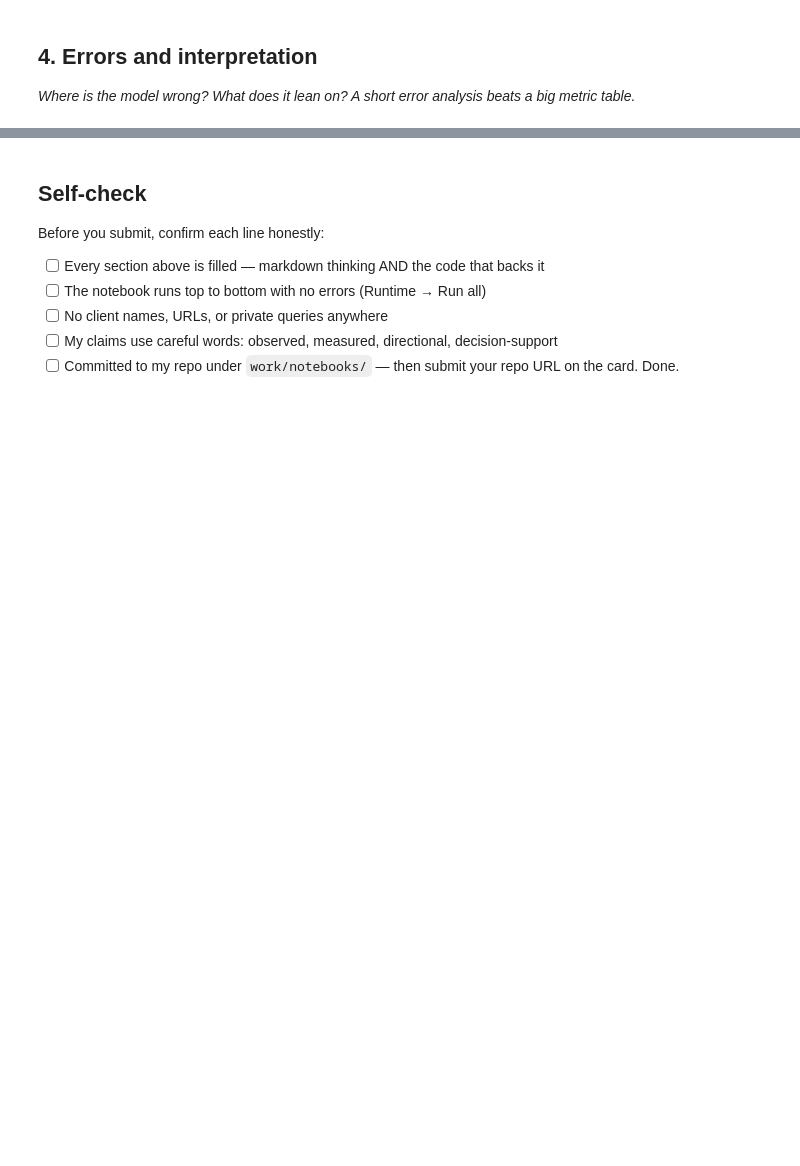
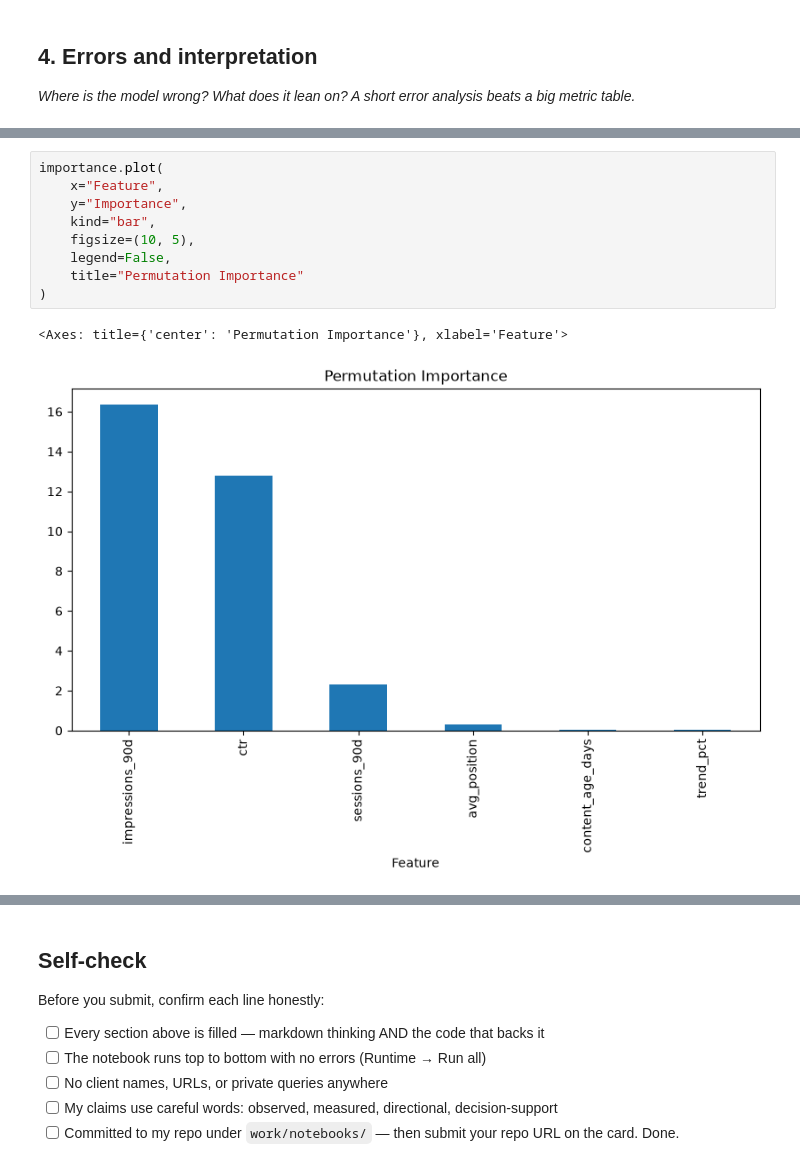
Before and after one commit to malaikasaleem944/malaika_flyrank, a Jupyter notebook: work/notebooks/w05_model.ipynb, the cells around one changed output, grey strips where cells are left out. Cells and saved outputs as stored; diff of their text form; blank space fills up the shorter version.

```diff
--- a/work/notebooks/w05_model.ipynb
+++ b/work/notebooks/w05_model.ipynb
@@ -36,0 +277,12 @@ This skeleton is yours to fill. Work the sections **in order** — each one has
+# %%
+importance.plot(
+    x="Feature",
+    y="Importance",
+    kind="bar",
+    figsize=(10, 5),
+    legend=False,
+    title="Permutation Importance"
+)
+# %% [output]
+<Axes: title={'center': 'Permutation Importance'}, xlabel='Feature'>
+[figure, added]
```
Also changed, not shown: parts of 24 cells of this notebook.
